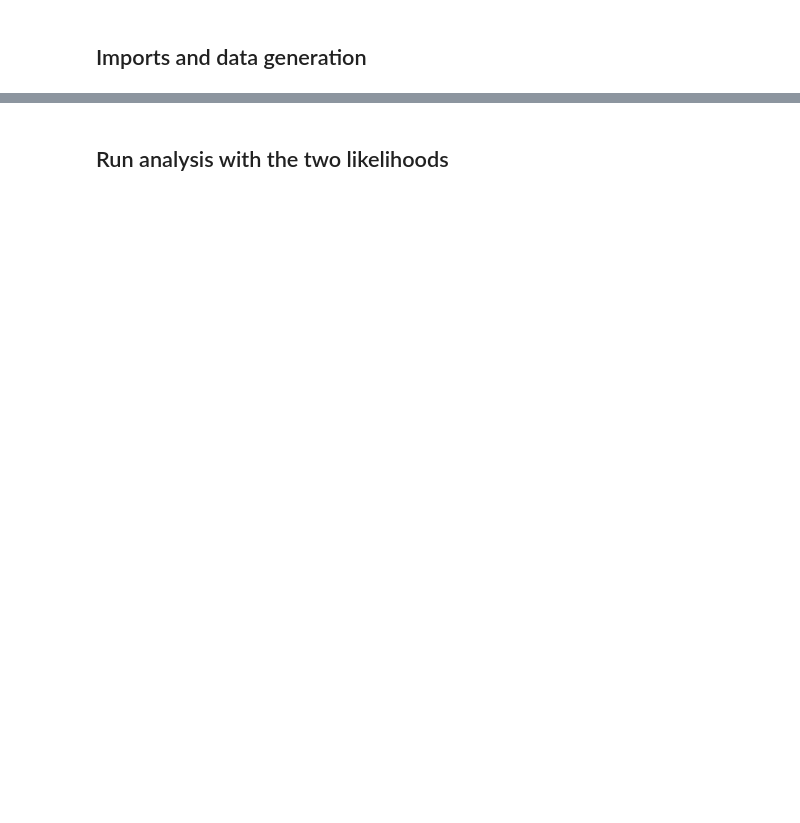
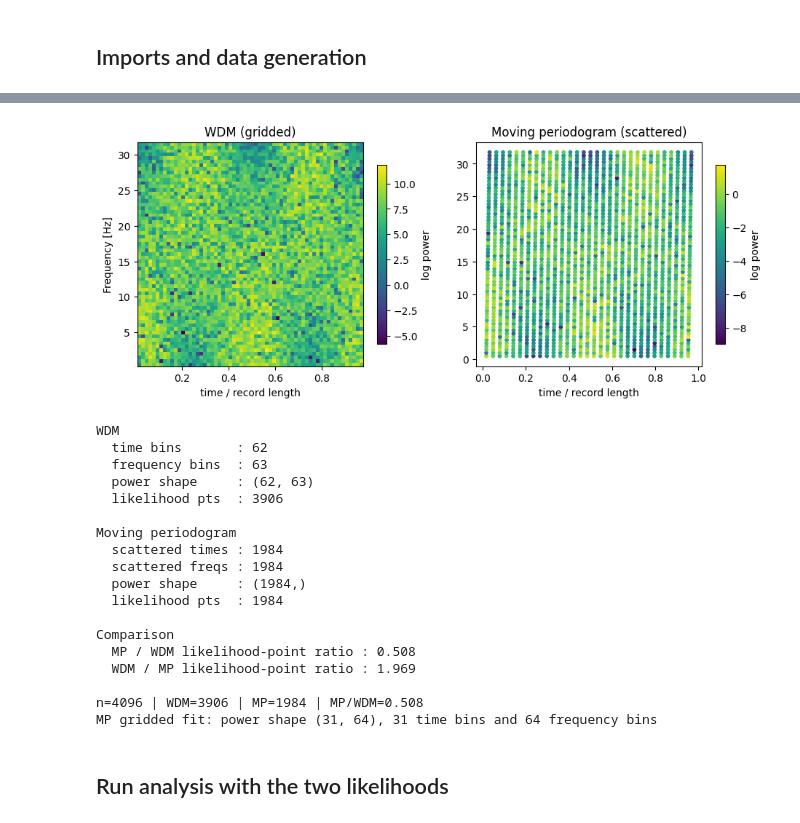
Before and after one commit to nz-gravity/LogPSplinePSD, a Jupyter notebook: docs/examples/timevarying-example.ipynb, the cells around one changed output, grey strips where cells are left out. Saved outputs shown, nothing was run; the diff lists cells and outputs as text; code cells hidden in the pictures; blank space fills up the shorter version.

```diff
--- a/docs/examples/timevarying-example.ipynb
+++ b/docs/examples/timevarying-example.ipynb
@@ -308,8 +315,7 @@ series = TimeSeries(data=ls2_data.data[:, 0], t=ls2_data.time)
 # nt must divide n_samples with nt and n_samples/nt both even. WDM's frequency
 # count is fixed at n_samples/nt, so nt=n_samples//64 keeps a block length of
 # 64 samples (and hence ~64 frequency bins) regardless of n_samples -- this is
-# the setting empirically found to give WDM/moving-periodogram RMSE and 90%
-# coverage in the same ballpark (see the simulation study at the end).
+# a convenient common frequency resolution for this example.
 wdm_data = wdm_periodogram(series, nt=ls2_data.n_samples // 64)
 
 # m sets both the moving-periodogram's frequency count and window width; m=64
@@ -347,33 +353,56 @@ plt.show()
 
 n_wdm = np.asarray(wdm_data.power).size
 n_mp = np.asarray(mp_scatter.power).size
 
 print("WDM")
 print(f"  time bins       : {len(wdm_data.time)}")
 print(f"  frequency bins  : {len(wdm_data.frequency)}")
 print(f"  power shape     : {np.shape(wdm_data.power)}")
 print(f"  likelihood pts  : {n_wdm}")
 
 print("\nMoving periodogram")
 print(f"  scattered times : {len(mp_scatter.time)}")
 print(f"  scattered freqs : {len(mp_scatter.frequency)}")
 print(f"  power shape     : {np.shape(mp_scatter.power)}")
 print(f"  likelihood pts  : {n_mp}")
 
 print("\nComparison")
 print(f"  MP / WDM likelihood-point ratio : {n_mp / n_wdm:.3f}")
 print(f"  WDM / MP likelihood-point ratio : {n_wdm / n_mp:.3f}")
 
 # Sanity checks
 assert n_wdm == len(wdm_data.time) * len(wdm_data.frequency)
 assert n_mp == len(mp_scatter.time) == len(mp_scatter.frequency)
 
 print(
     f"\nn={ls2_data.n_samples} | "
     f"WDM={n_wdm} | "
     f"MP={n_mp} | "
     f"MP/WDM={n_mp / n_wdm:.3f}"
 )
+print(
+    f"MP gridded fit: power shape {mp_data.power.shape}, {len(mp_data.time)} time bins and {len(mp_data.frequency)} frequency bins"
+)
+# %% [output]
+[figure, added]
+WDM
+  time bins       : 62
+  frequency bins  : 63
+  power shape     : (62, 63)
+  likelihood pts  : 3906
+
+Moving periodogram
+  scattered times : 1984
+  scattered freqs : 1984
+  power shape     : (1984,)
+  likelihood pts  : 1984
+
+Comparison
+  MP / WDM likelihood-point ratio : 0.508
+  WDM / MP likelihood-point ratio : 1.969
+
+n=4096 | WDM=3906 | MP=1984 | MP/WDM=0.508
+MP gridded fit: power shape (31, 64), 31 time bins and 64 frequency bins
 # %% [markdown]
 ## Run analysis with the two likelihoods
 # %%
```
Also changed, not shown: parts of 16 cells of this notebook, 6 other files.
